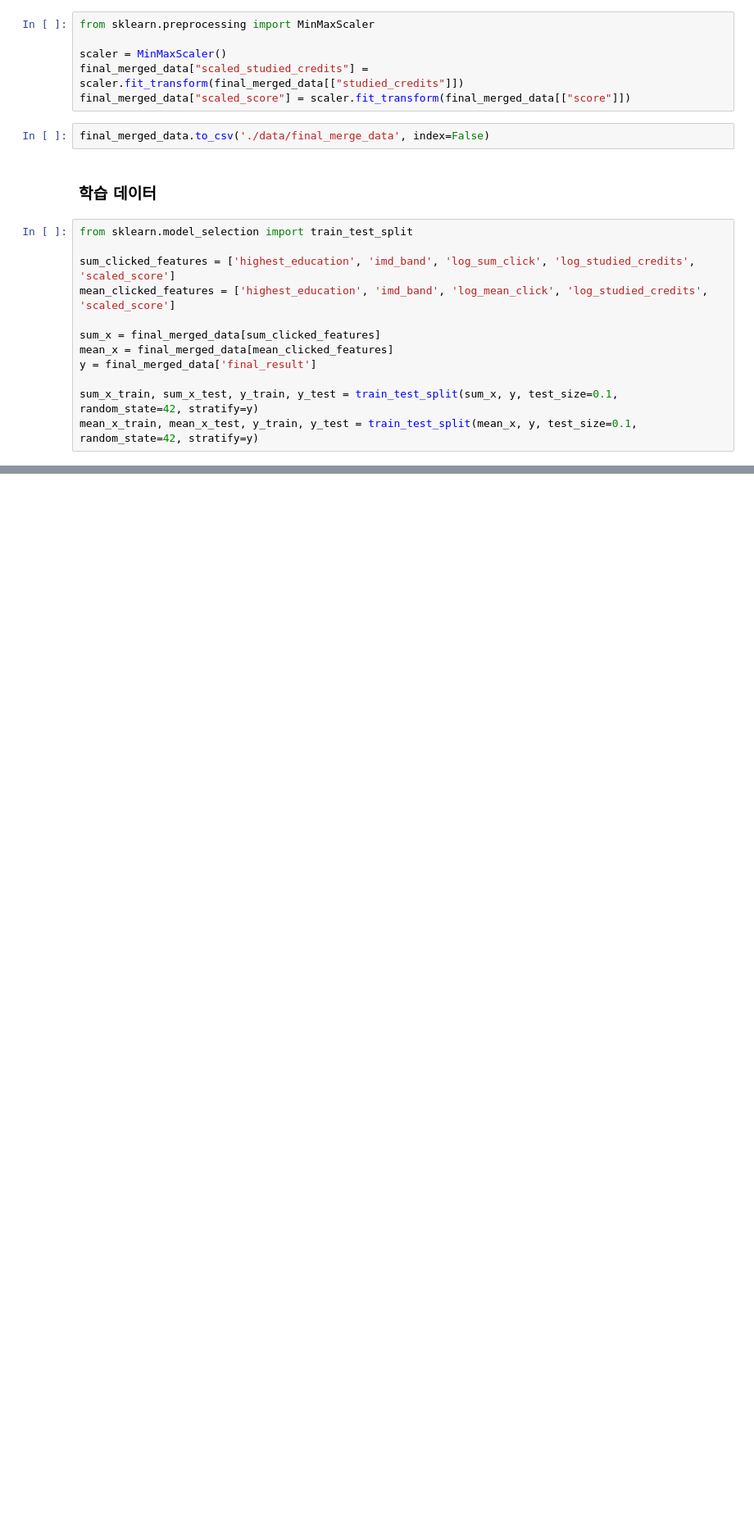
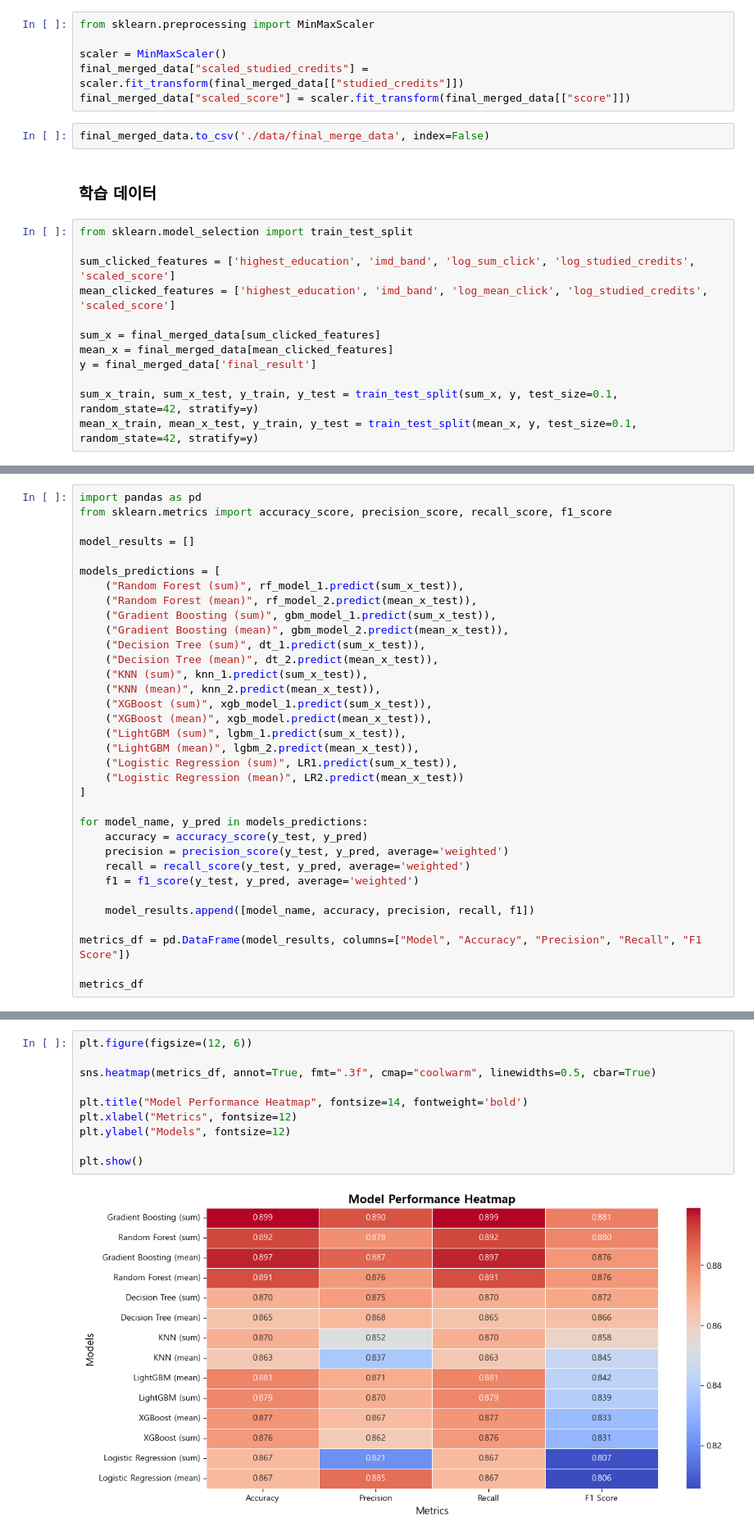
Before and after one commit to SKNETWORKS-FAMILY-AICAMP/SKN09-2nd-1Team, a Jupyter notebook: student_attrition_prediction.ipynb, the cells around one changed output, grey strips where cells are left out. Shown at 82% size. Cells and saved outputs as stored; diff of their text form; blank space fills up the shorter version.

```diff
--- a/student_attrition_prediction.ipynb
+++ b/student_attrition_prediction.ipynb
@@ -360,0 +641,34 @@ mean_x_train, mean_x_test, y_train, y_test = train_test_split(mean_x, y, test_si
+# %%
+import pandas as pd
+from sklearn.metrics import accuracy_score, precision_score, recall_score, f1_score
+
+model_results = []
+
+models_predictions = [
+    ("Random Forest (sum)", rf_model_1.predict(sum_x_test)),
+    ("Random Forest (mean)", rf_model_2.predict(mean_x_test)),
+    ("Gradient Boosting (sum)", gbm_model_1.predict(sum_x_test)),
+    ("Gradient Boosting (mean)", gbm_model_2.predict(mean_x_test)),
+    ("Decision Tree (sum)", dt_1.predict(sum_x_test)),
+    ("Decision Tree (mean)", dt_2.predict(mean_x_test)),
+    ("KNN (sum)", knn_1.predict(sum_x_test)),
+    ("KNN (mean)", knn_2.predict(mean_x_test)),
+    ("XGBoost (sum)", xgb_model_1.predict(sum_x_test)),
+    ("XGBoost (mean)", xgb_model.predict(mean_x_test)),
+    ("LightGBM (sum)", lgbm_1.predict(sum_x_test)),
+    ("LightGBM (mean)", lgbm_2.predict(mean_x_test)),
+    ("Logistic Regression (sum)", LR1.predict(sum_x_test)),
+    ("Logistic Regression (mean)", LR2.predict(mean_x_test))
+]
+
+for model_name, y_pred in models_predictions:
+    accuracy = accuracy_score(y_test, y_pred)
+    precision = precision_score(y_test, y_pred, average='weighted')
+    recall = recall_score(y_test, y_pred, average='weighted')
+    f1 = f1_score(y_test, y_pred, average='weighted')
+
+    model_results.append([model_name, accuracy, precision, recall, f1])
+
+metrics_df = pd.DataFrame(model_results, columns=["Model", "Accuracy", "Precision", "Recall", "F1 Score"])
+
+metrics_df
@@ -360,0 +695,12 @@ mean_x_train, mean_x_test, y_train, y_test = train_test_split(mean_x, y, test_si
+# %%
+plt.figure(figsize=(12, 6))
+
+sns.heatmap(metrics_df, annot=True, fmt=".3f", cmap="coolwarm", linewidths=0.5, cbar=True)
+
+plt.title("Model Performance Heatmap", fontsize=14, fontweight='bold')
+plt.xlabel("Metrics", fontsize=12)
+plt.ylabel("Models", fontsize=12)
+
+plt.show()
+# %% [output]
+[figure, added]
```
Also changed, not shown: parts of 24 cells of this notebook.
